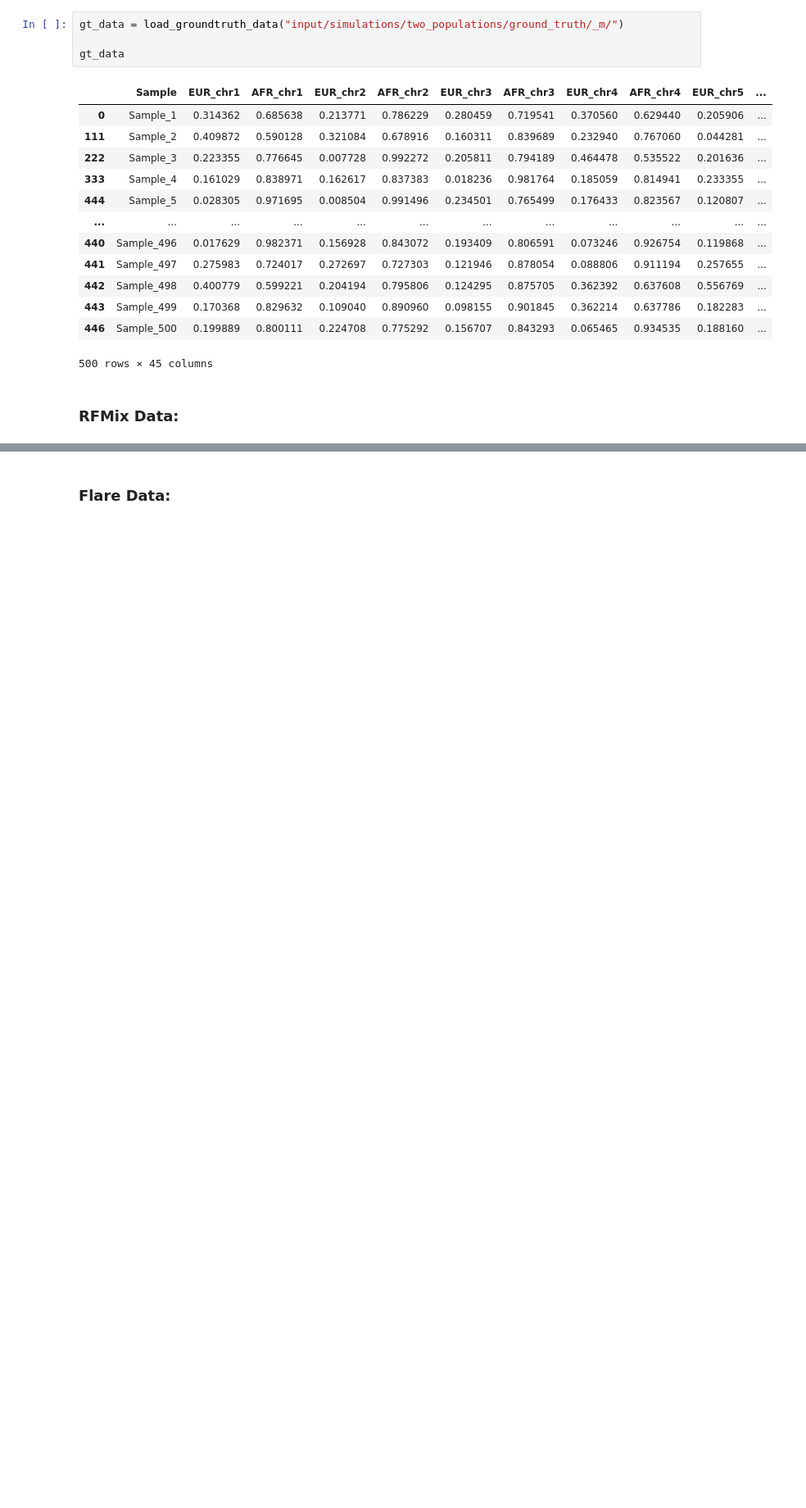
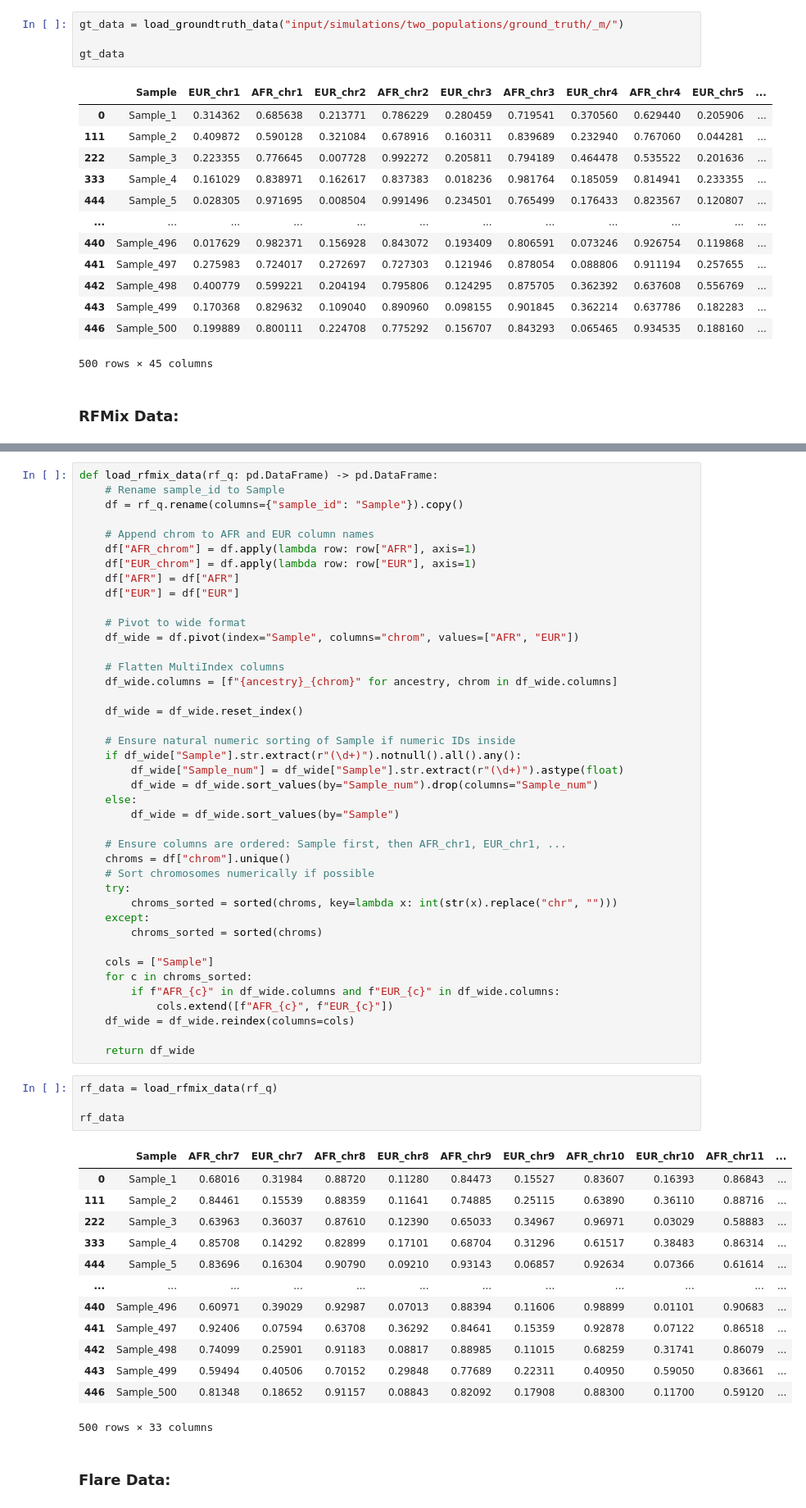
Before and after one commit to heart-gen/rfmix_reader-benchmarking, a Jupyter notebook: visualization/bivariate_tests/_h/working_notebook_mh.ipynb, the cells around one changed output, grey strips where cells are left out. Shown at 82% size. Drawn from its saved outputs; the diff is of its cells as text; blank space fills up the shorter version.

```diff
--- a/visualization/bivariate_tests/_h/working_notebook_mh.ipynb
+++ b/visualization/bivariate_tests/_h/working_notebook_mh.ipynb
@@ -111,2 +111,61 @@ KeyboardInterrupt:
+# %%
+def load_rfmix_data(rf_q: pd.DataFrame) -> pd.DataFrame:
+    # Rename sample_id to Sample
+    df = rf_q.rename(columns={"sample_id": "Sample"}).copy()
+
+    # Append chrom to AFR and EUR column names
+    df["AFR_chrom"] = df.apply(lambda row: row["AFR"], axis=1)
+    df["EUR_chrom"] = df.apply(lambda row: row["EUR"], axis=1)
+    df["AFR"] = df["AFR"]
+    df["EUR"] = df["EUR"]
+
+    # Pivot to wide format
+    df_wide = df.pivot(index="Sample", columns="chrom", values=["AFR", "EUR"])
+
+    # Flatten MultiIndex columns
+    df_wide.columns = [f"{ancestry}_{chrom}" for ancestry, chrom in df_wide.columns]
+
+    df_wide = df_wide.reset_index()
+
+    # Ensure natural numeric sorting of Sample if numeric IDs inside
+    if df_wide["Sample"].str.extract(r"(\d+)").notnull().all().any():
+        df_wide["Sample_num"] = df_wide["Sample"].str.extract(r"(\d+)").astype(float)
+        df_wide = df_wide.sort_values(by="Sample_num").drop(columns="Sample_num")
+    else:
+        df_wide = df_wide.sort_values(by="Sample")
+
+    # Ensure columns are ordered: Sample first, then AFR_chr1, EUR_chr1, ...
+    chroms = df["chrom"].unique()
+    # Sort chromosomes numerically if possible
+    try:
+        chroms_sorted = sorted(chroms, key=lambda x: int(str(x).replace("chr", "")))
+    except:
+        chroms_sorted = sorted(chroms)
+
+    cols = ["Sample"]
+    for c in chroms_sorted:
+        if f"AFR_{c}" in df_wide.columns and f"EUR_{c}" in df_wide.columns:
+            cols.extend([f"AFR_{c}", f"EUR_{c}"])
+    df_wide = df_wide.reindex(columns=cols)
+
+    return df_wide
+# %%
+rf_data = load_rfmix_data(rf_q)
+
+rf_data
+# %% [output]
+|  | Sample | AFR_chr7 | EUR_chr7 | AFR_chr8 | EUR_chr8 | AFR_chr9 | EUR_chr9 | AFR_chr10 | EUR_chr10 | AFR_chr11 | ... |
+| 0 | Sample_1 | 0.68016 | 0.31984 | 0.88720 | 0.11280 | 0.84473 | 0.15527 | 0.83607 | 0.16393 | 0.86843 | ... |
+| 111 | Sample_2 | 0.84461 | 0.15539 | 0.88359 | 0.11641 | 0.74885 | 0.25115 | 0.63890 | 0.36110 | 0.88716 | ... |
+| 222 | Sample_3 | 0.63963 | 0.36037 | 0.87610 | 0.12390 | 0.65033 | 0.34967 | 0.96971 | 0.03029 | 0.58883 | ... |
+| 333 | Sample_4 | 0.85708 | 0.14292 | 0.82899 | 0.17101 | 0.68704 | 0.31296 | 0.61517 | 0.38483 | 0.86314 | ... |
+| 444 | Sample_5 | 0.83696 | 0.16304 | 0.90790 | 0.09210 | 0.93143 | 0.06857 | 0.92634 | 0.07366 | 0.61614 | ... |
+| ... | ... | ... | ... | ... | ... | ... | ... | ... | ... | ... | ... |
+| 440 | Sample_496 | 0.60971 | 0.39029 | 0.92987 | 0.07013 | 0.88394 | 0.11606 | 0.98899 | 0.01101 | 0.90683 | ... |
+| 441 | Sample_497 | 0.92406 | 0.07594 | 0.63708 | 0.36292 | 0.84641 | 0.15359 | 0.92878 | 0.07122 | 0.86518 | ... |
+| 442 | Sample_498 | 0.74099 | 0.25901 | 0.91183 | 0.08817 | 0.88985 | 0.11015 | 0.68259 | 0.31741 | 0.86079 | ... |
+| 443 | Sample_499 | 0.59494 | 0.40506 | 0.70152 | 0.29848 | 0.77689 | 0.22311 | 0.40950 | 0.59050 | 0.83661 | ... |
+| 446 | Sample_500 | 0.81348 | 0.18652 | 0.91157 | 0.08843 | 0.82092 | 0.17908 | 0.88300 | 0.11700 | 0.59120 | ... |
+500 rows × 33 columns
 # %% [markdown]
 ### Flare Data:
```
Also changed, not shown: parts of 19 cells of this notebook.
